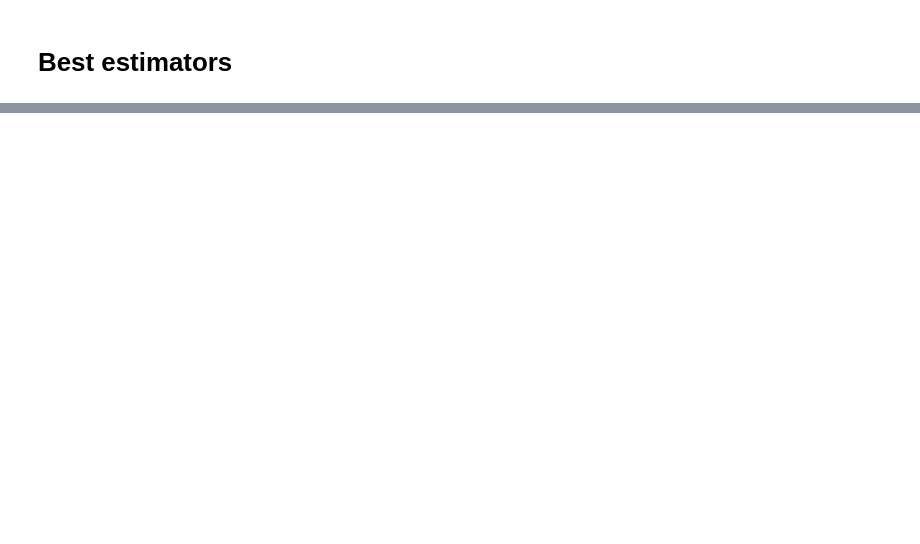
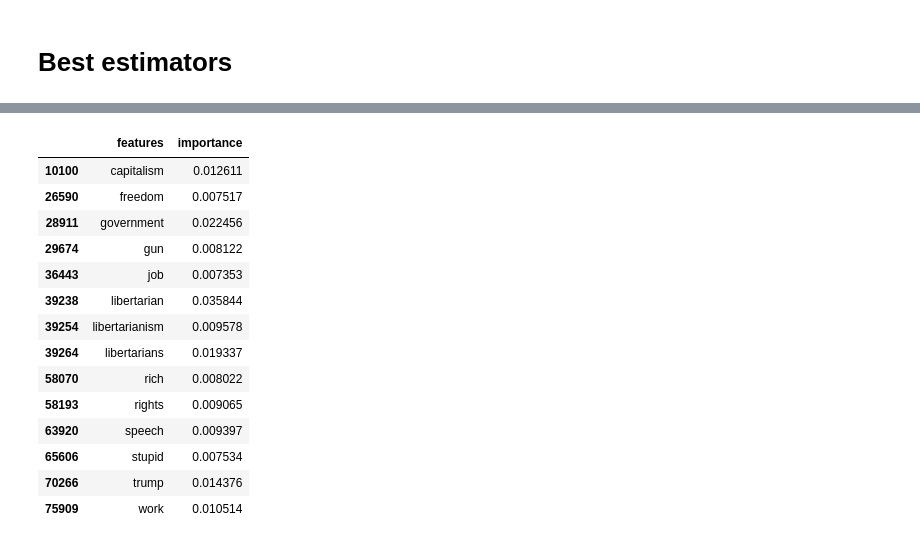
Before and after one commit to camarenad/subreddit_classification, a Jupyter notebook: daniel_camarena_la/models/random_forest_model.ipynb, the cells around one changed output, grey strips where cells are left out. Saved outputs shown, nothing was run; the diff lists cells and outputs as text; code cells hidden in the pictures; blank space fills up the shorter version.

```diff
--- a/daniel_camarena_la/models/random_forest_model.ipynb
+++ b/daniel_camarena_la/models/random_forest_model.ipynb
@@ -76,3 +77,7 @@ gs.score(X_test,y_test)
 combined['subreddit'].value_counts()/combined.shape[0]
 # %% [markdown]
 # Best estimators
+# %%
+features = gs.best_estimator_.steps[0][1].get_feature_names()
+# %%
+importance = gs.best_estimator_.steps[1][1].feature_importances_
@@ -78,0 +115,25 @@ combined['subreddit'].value_counts()/combined.shape[0]
+# %%
+df = {
+    "features":features,
+    "importance":importance,
+
+}
+df = pd.DataFrame(df)
+# %%
+df[df['importance']>.007].head(20)
+# %% [output]
+|  | features | importance |
+| 10100 | capitalism | 0.012611 |
+| 26590 | freedom | 0.007517 |
+| 28911 | government | 0.022456 |
+| 29674 | gun | 0.008122 |
+| 36443 | job | 0.007353 |
+| 39238 | libertarian | 0.035844 |
+| 39254 | libertarianism | 0.009578 |
+| 39264 | libertarians | 0.019337 |
+| 58070 | rich | 0.008022 |
+| 58193 | rights | 0.009065 |
+| 63920 | speech | 0.009397 |
+| 65606 | stupid | 0.007534 |
+| 70266 | trump | 0.014376 |
+| 75909 | work | 0.010514 |
```
Also changed, not shown: parts of 27 cells of this notebook, 8 other files.
